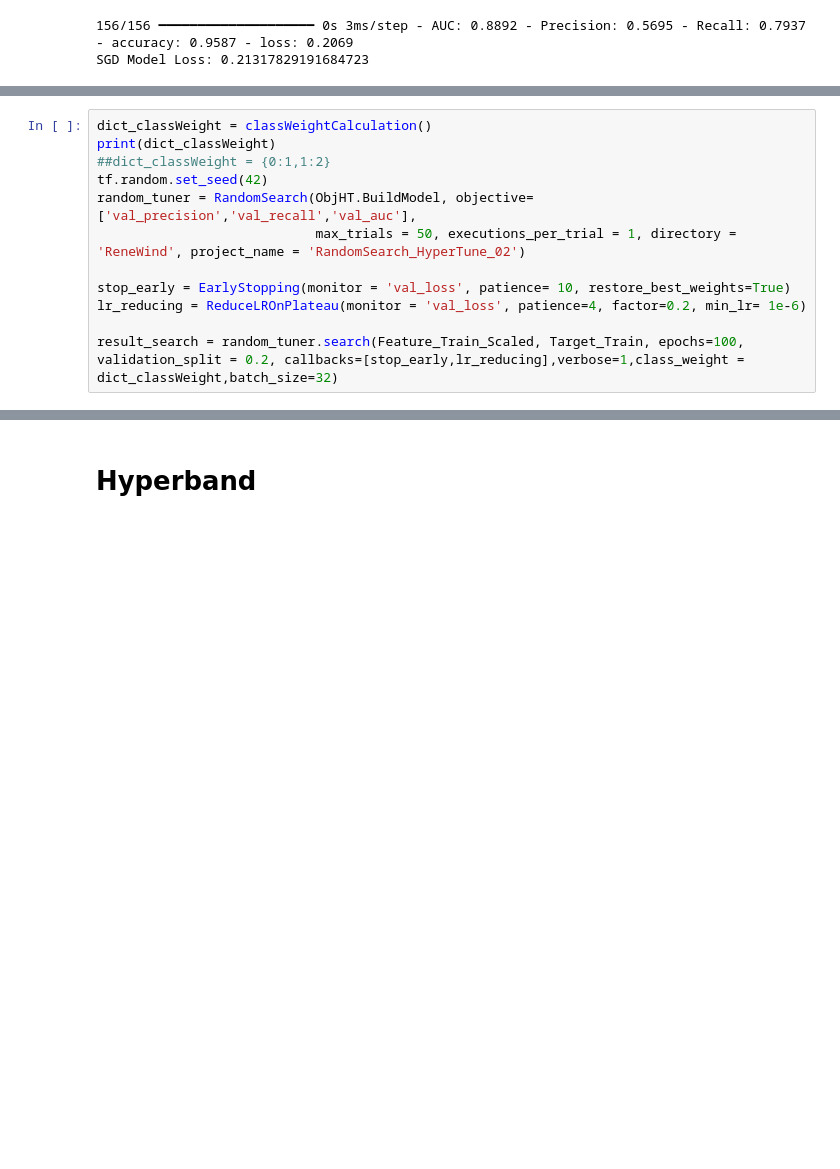
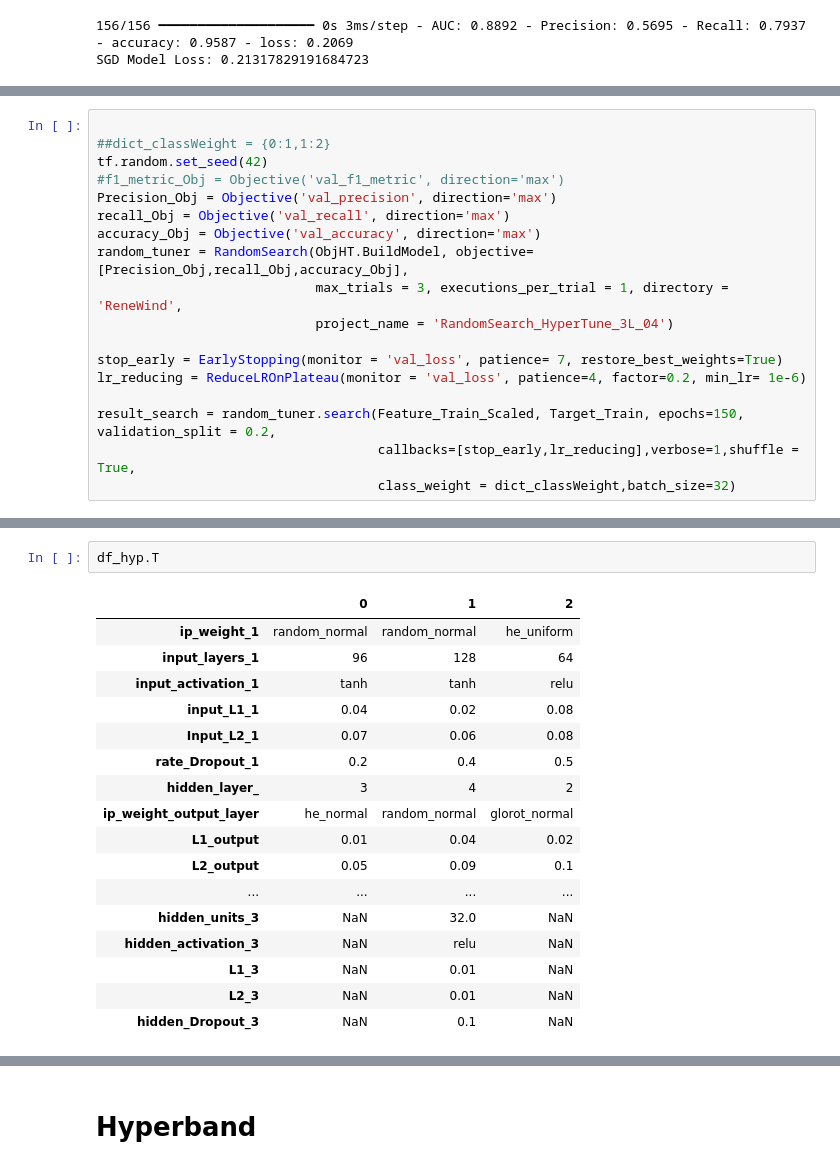
Before and after one commit to jpkarthik/AIMLHandson, a Jupyter notebook: Neural Networks/ReneWind_v1_0.ipynb, the cells around one changed output, grey strips where cells are left out. Cells and saved outputs as stored; diff of their text form; blank space fills up the shorter version.

```diff
--- a/Neural Networks/ReneWind_v1_0.ipynb
+++ b/Neural Networks/ReneWind_v1_0.ipynb
@@ -474,13 +690,19 @@ ObjHT =NNHyperParameterTuning()
 # %%
-dict_classWeight = classWeightCalculation()
-print(dict_classWeight)
+
 ##dict_classWeight = {0:1,1:2}
 tf.random.set_seed(42)
-random_tuner = RandomSearch(ObjHT.BuildModel, objective=['val_precision','val_recall','val_auc'],
-                            max_trials = 50, executions_per_trial = 1, directory = 'ReneWind', project_name = 'RandomSearch_HyperTune_02')
+#f1_metric_Obj = Objective('val_f1_metric', direction='max')
+Precision_Obj = Objective('val_precision', direction='max')
+recall_Obj = Objective('val_recall', direction='max')
+accuracy_Obj = Objective('val_accuracy', direction='max')
+random_tuner = RandomSearch(ObjHT.BuildModel, objective=[Precision_Obj,recall_Obj,accuracy_Obj],
+                            max_trials = 3, executions_per_trial = 1, directory = 'ReneWind',
+                            project_name = 'RandomSearch_HyperTune_3L_04')
 
-stop_early = EarlyStopping(monitor = 'val_loss', patience= 10, restore_best_weights=True)
+stop_early = EarlyStopping(monitor = 'val_loss', patience= 7, restore_best_weights=True)
 lr_reducing = ReduceLROnPlateau(monitor = 'val_loss', patience=4, factor=0.2, min_lr= 1e-6)
 
-result_search = random_tuner.search(Feature_Train_Scaled, Target_Train, epochs=100, validation_split = 0.2, callbacks=[stop_early,lr_reducing],verbose=1,class_weight = dict_classWeight,batch_size=32)
+result_search = random_tuner.search(Feature_Train_Scaled, Target_Train, epochs=150, validation_split = 0.2,
+                                    callbacks=[stop_early,lr_reducing],verbose=1,shuffle = True,
+                                    class_weight = dict_classWeight,batch_size=32)
 # %% [output]
@@ -511,0 +752,20 @@ rate_Droput_2:0.4
+# %%
+df_hyp.T
+# %% [output]
+|  | 0 | 1 | 2 |
+| ip_weight_1 | random_normal | random_normal | he_uniform |
+| input_layers_1 | 96 | 128 | 64 |
+| input_activation_1 | tanh | tanh | relu |
+| input_L1_1 | 0.04 | 0.02 | 0.08 |
+| Input_L2_1 | 0.07 | 0.06 | 0.08 |
+| rate_Dropout_1 | 0.2 | 0.4 | 0.5 |
+| hidden_layer_ | 3 | 4 | 2 |
+| ip_weight_output_layer | he_normal | random_normal | glorot_normal |
+| L1_output | 0.01 | 0.04 | 0.02 |
+| L2_output | 0.05 | 0.09 | 0.1 |
+| ... | ... | ... | ... |
+| hidden_units_3 | NaN | 32.0 | NaN |
+| hidden_activation_3 | NaN | relu | NaN |
+| L1_3 | NaN | 0.01 | NaN |
+| L2_3 | NaN | 0.01 | NaN |
+| hidden_Dropout_3 | NaN | 0.1 | NaN |
```
Also changed, not shown: parts of 49 cells of this notebook.
